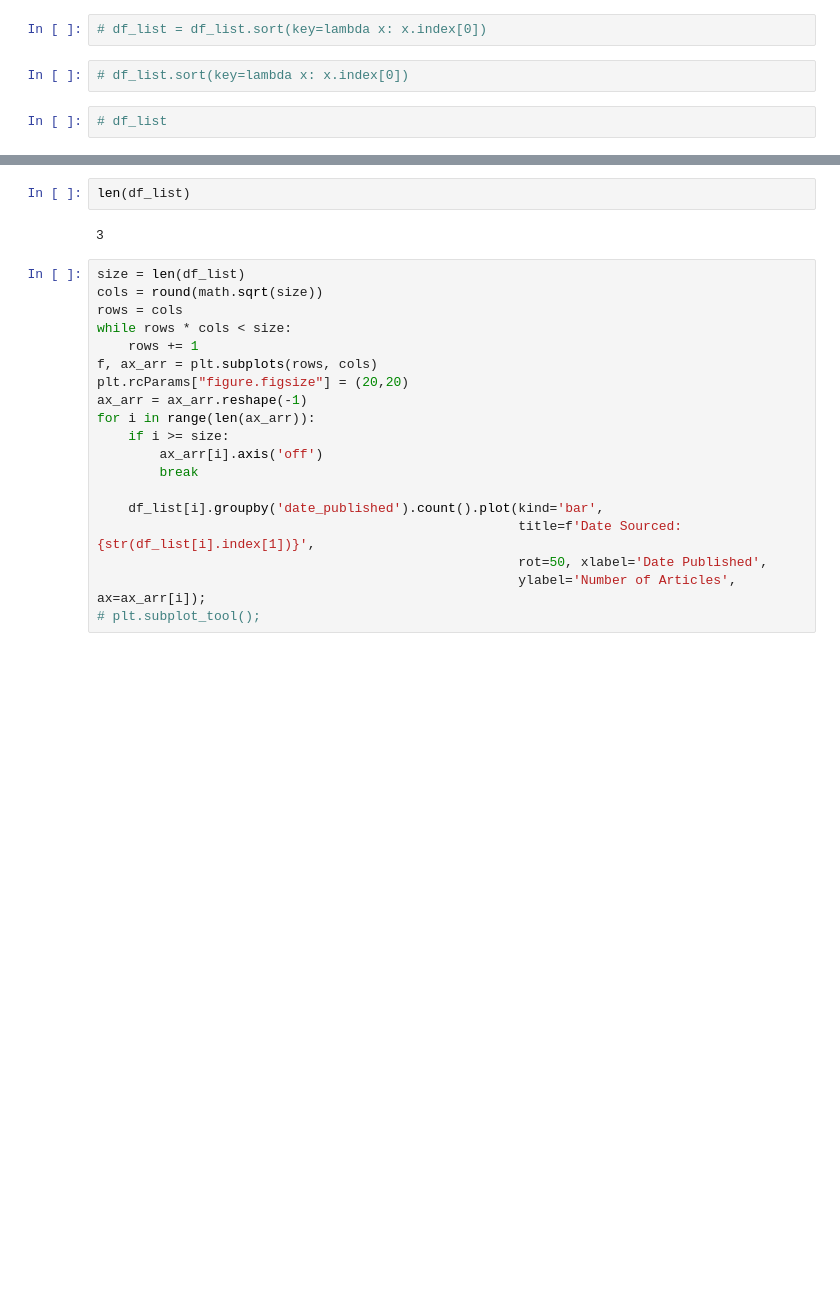
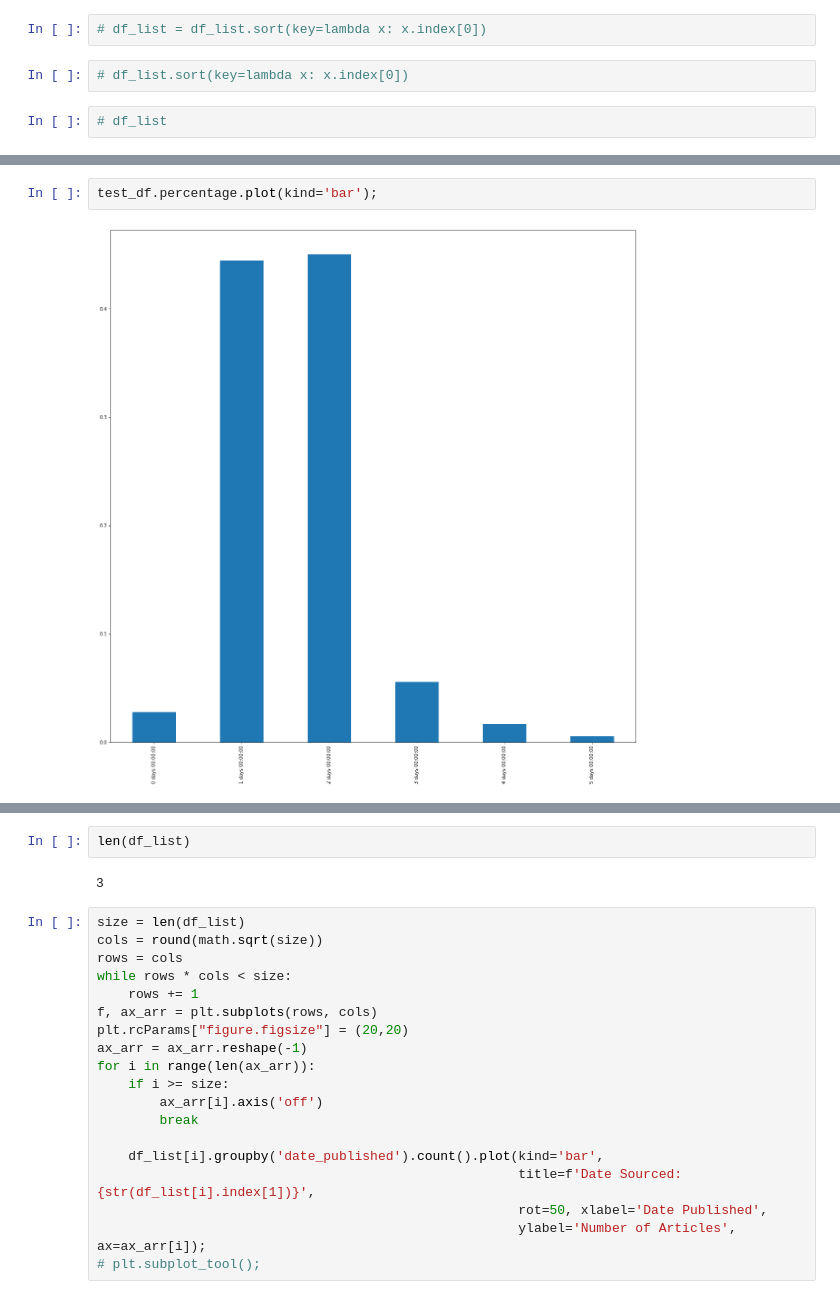
Before and after one commit to zach-hanly/nyt_predicting_shared_articles, a Jupyter notebook: eda.ipynb, the cells around one changed output, grey strips where cells are left out. Saved outputs shown, nothing was run; the diff lists cells and outputs as text; blank space fills up the shorter version.

```diff
--- a/eda.ipynb
+++ b/eda.ipynb
@@ -78,0 +255,4 @@ df_list = clean_most_shared_eda(df_list_load)
+# %%
+test_df.percentage.plot(kind='bar');
+# %% [output]
+[figure, added]
```
Also changed, not shown: parts of 27 cells of this notebook, 5 other files.
